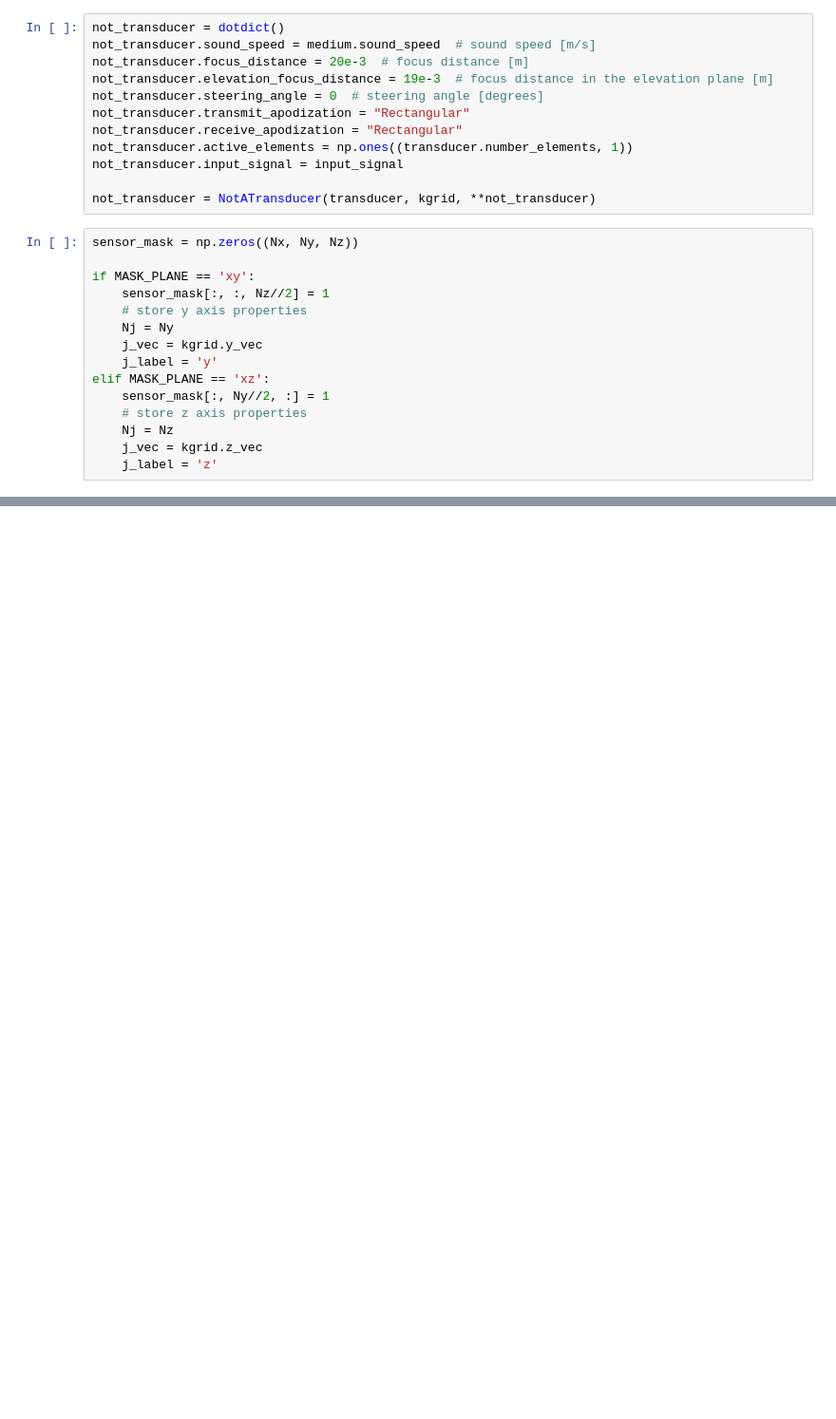
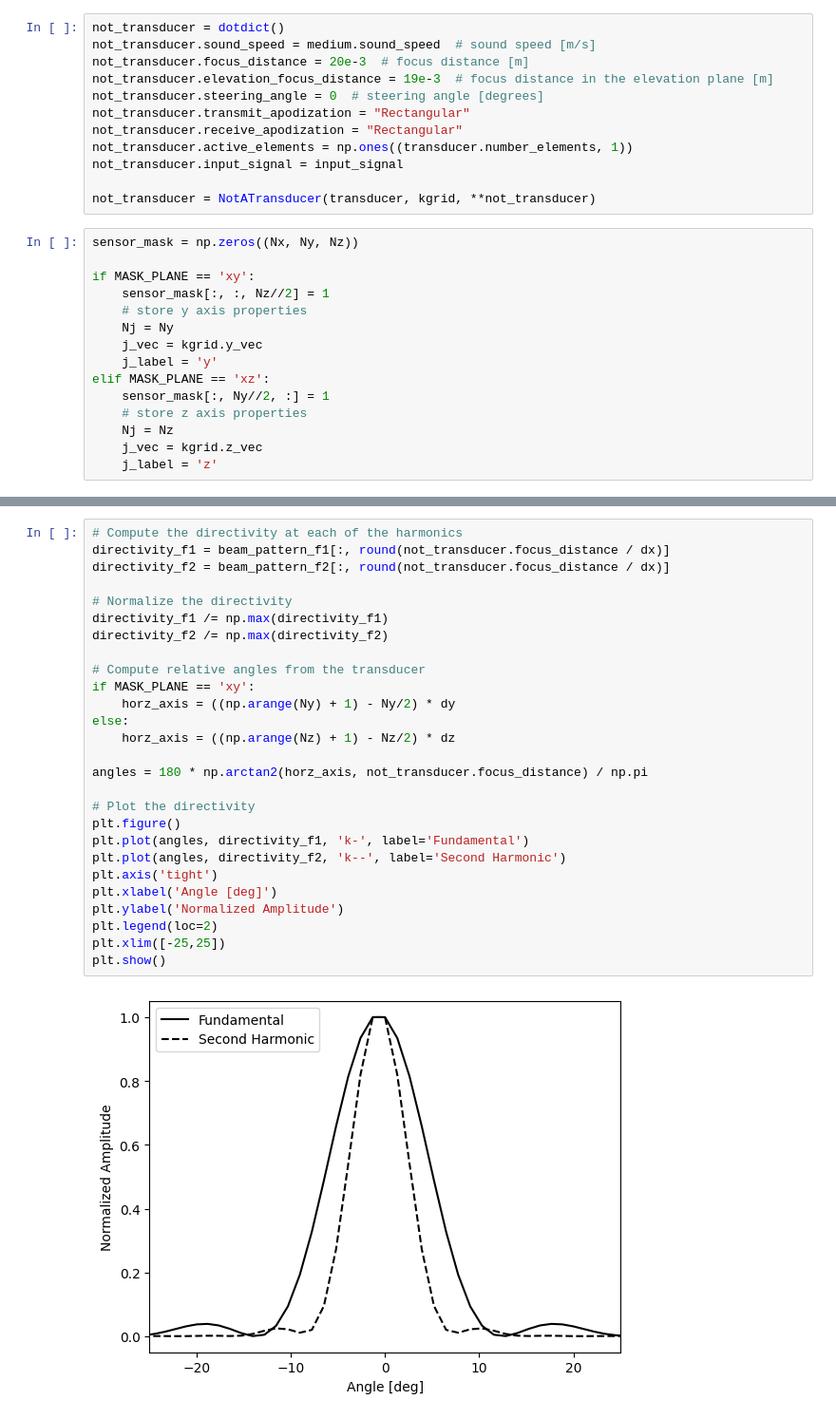
Before and after one commit to waltsims/k-wave-python, a Jupyter notebook: examples/us_beam_patterns/us_beam_patterns.ipynb, the cells around one changed output, grey strips where cells are left out. Shown: that part at 95% size. Cells and saved outputs as stored; diff of their text form; blank space fills up the shorter version.

```diff
--- a/examples/us_beam_patterns/us_beam_patterns.ipynb
+++ b/examples/us_beam_patterns/us_beam_patterns.ipynb
@@ -191,0 +215,29 @@ ValueError: operands could not be broadcast together with shapes (236,1) (236,21
+# %%
+# Compute the directivity at each of the harmonics
+directivity_f1 = beam_pattern_f1[:, round(not_transducer.focus_distance / dx)]
+directivity_f2 = beam_pattern_f2[:, round(not_transducer.focus_distance / dx)]
+
+# Normalize the directivity
+directivity_f1 /= np.max(directivity_f1)
+directivity_f2 /= np.max(directivity_f2)
+
+# Compute relative angles from the transducer
+if MASK_PLANE == 'xy':
+    horz_axis = ((np.arange(Ny) + 1) - Ny/2) * dy
+else:
+    horz_axis = ((np.arange(Nz) + 1) - Nz/2) * dz
+
+angles = 180 * np.arctan2(horz_axis, not_transducer.focus_distance) / np.pi
+
+# Plot the directivity
+plt.figure()
+plt.plot(angles, directivity_f1, 'k-', label='Fundamental')
+plt.plot(angles, directivity_f2, 'k--', label='Second Harmonic')
+plt.axis('tight')
+plt.xlabel('Angle [deg]')
+plt.ylabel('Normalized Amplitude')
+plt.legend(loc=2)
+plt.xlim([-25,25])
+plt.show()
+# %% [output]
+[figure, added]
```
Also changed, not shown: parts of 6 cells of this notebook, 2 other files.
